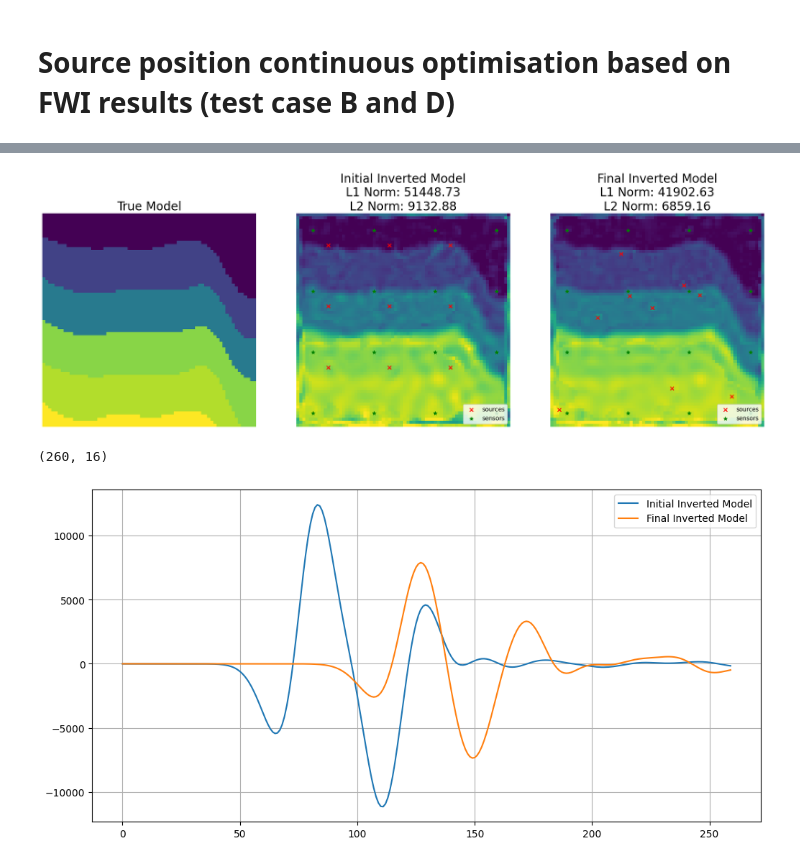
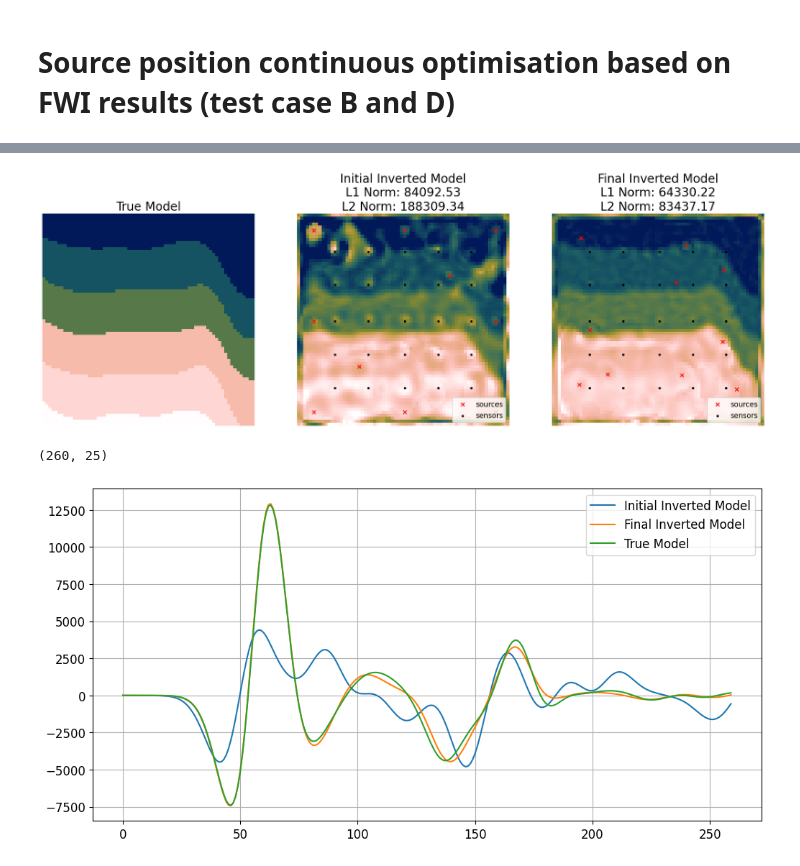
Before and after one commit to armercier/Hybrid-OED, a Jupyter notebook: src/scripts/test_case_BD.ipynb, the cells around one changed output, grey strips where cells are left out. Drawn from its saved outputs; the diff is of its cells as text; code cells hidden in the pictures.

Commit message:
data_loss for the outer loop with refence src/rec positions

```diff
--- a/src/scripts/test_case_BD.ipynb
+++ b/src/scripts/test_case_BD.ipynb
@@ -5,7 +5,7 @@ import os
 
 ###############################################################################
 # Decide on CPU or GPU here
-use_gpu = False  # Set to False if you want CPU only
+use_gpu = True  # Set to False if you want CPU only
 ###############################################################################
 
 if use_gpu:
@@ -60,11 +68,11 @@ from scipy.ndimage import gaussian_filter
 
 # Apply a Gaussian blur
 # Adjust sigma as needed; larger sigma = more blur
-blurred_model = gaussian_filter(true_model, sigma=20)
+blurred_model = gaussian_filter(true_model, sigma=30)
 
 # Visualize the blurred model
 plt.figure()
-plt.imshow(blurred_model, cmap='viridis')
+plt.imshow(blurred_model, cmap=cm.batlowW)
 plt.colorbar()
 plt.title('Blurred Model')
 plt.show()
@@ -145,6 +195,10 @@ pml_width = 2
 receiver_is_modif = jnp.stack([sensors_positions[0], sensors_positions[1]], axis=-1)
 source_modif = jnp.stack([source_positions[0], source_positions[1]], axis=-1)
 num_sources = source_modif.shape[0]
+
+
+ref_source_positions_modif = jnp.stack([ref_source_positions[0], ref_source_positions[1]], axis=-1)
+
 # make the y coordinate 70 - y coordinate (seond value of the tuple)
 # receiver_is_modif = jnp.stack([receiver_is_modif[:,0], 70 - receiver_is_modif[:,1]], axis=-1)
 # source_modif = jnp.stack([source_modif[:,0], 70 - source_modif[:,1]], axis=-1)
@@ -157,6 +211,7 @@ num_sources = source_modif.shape[0]
 # simulate_for_source = lambda source_i: acoustic2D_pml_4th_minmem(true_model, density, source_i, f0, dx, dy, dt_ben, n_steps, receiver_is_modif, pml_width=10)
 # p_data_true, wavefields = vmap(simulate_for_source)(source_modif)
 p_test, wavefields_test = acoustic2D_pml_minmem(true_model, density, source_modif[0], f0, dx, dy, dt_ben, n_steps_forward, receiver_is_modif, pml_width=pml_width)
+p_test_ref, wavefields_test_ref = acoustic2D_pml_minmem(true_model, density, ref_source_positions_modif[0], f0, dx, dy, dt_ben, n_steps_forward, receiver_is_modif, pml_width=pml_width)
 # %%
 # plot the gather for the first source
 # minimum = np.amin(p_data_true[12])
@@ -364,7 +445,7 @@ def outer_step(fargs, state):
     return fargs, state, loss
 # %%
 fargs = source_modif
-outer_optimiser = optax.adam(learning_rate=2.5)
+outer_optimiser = optax.adam(learning_rate=2.0)
 opt_state = outer_optimiser.init(eqx.filter(fargs, eqx.is_array))
-n_steps_outer = 20
+n_steps_outer = 40
 # %%
@@ -498,52 +543,60 @@ Final Loss: 32201.613
 final_model = fwi(fargs)
 initial_model = fwi(source_modif)
 # %%
+
 vmin, vmax = true_model.min(), true_model.max()
 
 l1_norm_initial = jnp.linalg.norm((initial_model - true_model), ord=1)
 l1_norm_final = jnp.linalg.norm((final_model - true_model), ord=1)
 
-l2_norm_initial = jnp.linalg.norm((initial_model - true_model), ord=2)
-l2_norm_final = jnp.linalg.norm((final_model - true_model), ord=2)
+# l2_norm_initial = jnp.linalg.norm((initial_model - true_model), ord=2)
+# l2_norm_final = jnp.linalg.norm((final_model - true_model), ord=2)
+
+l2_norm_initial = (jnp.mean((initial_model - true_model) ** 2))
+l2_norm_final = (jnp.mean((final_model - true_model) ** 2))
 
 fig, axes = plt.subplots(1, 3, figsize=(18, 6))
 
 # Plot the true model
-im = axes[0].imshow(true_model, cmap='viridis', vmin=vmin, vmax=vmax)
+im = axes[0].imshow(true_model, cmap=cm.batlowW, vmin=vmin, vmax=vmax)
 axes[0].set_title('True Model', fontsize=20)
 axes[0].axis('off')
 # fig.colorbar(im, ax=axes[0], orientation='vertical')
 
 # Plot the initial inverted model
-im = axes[1].imshow(initial_model, cmap='viridis', vmin=vmin, vmax=vmax)
+im = axes[1].imshow(initial_model, cmap=cm.batlowW, vmin=vmin, vmax=vmax)
 axes[1].scatter(source_positions[1], source_positions[0], c="r", marker="x", label="sources")
-axes[1].scatter(sensors_positions[1], sensors_positions[0], c="g", marker="*", label="sensors")
+axes[1].scatter(sensors_positions[1], sensors_positions[0], c="k", marker=".", label="sensors")
 axes[1].set_title(f'Initial Inverted Model\nL1 Norm: {l1_norm_initial:.2f}\nL2 Norm: {l2_norm_initial:.2f}', fontsize=20)
 axes[1].axis('off')
 axes[1].legend(loc="lower right")
 # fig.colorbar(im, ax=axes[1], orientation='vertical')
 
 # Plot the final inverted model
-im = axes[2].imshow(final_model, cmap='viridis', vmin=vmin, vmax=vmax)
+im = axes[2].imshow(final_model, cmap=cm.batlowW, vmin=vmin, vmax=vmax)
 axes[2].scatter(fargs[:,1], fargs[:,0], c="r", marker="x", label="sources")
-axes[2].scatter(sensors_positions[1], sensors_positions[0], c="g", marker="*", label="sensors")
+axes[2].scatter(sensors_positions[1], sensors_positions[0], c="k", marker=".", label="sensors")
 axes[2].set_title(f'Final Inverted Model\nL1 Norm: {l1_norm_final:.2f}\nL2 Norm: {l2_norm_final:.2f}', fontsize=20)
 axes[2].axis('off')
 axes[2].legend(loc="lower right")
 # fig.colorbar(im, ax=axes[2], orientation='vertical')
 
 plt.tight_layout()
-plt.show()
+# plt.show()
 # %% [output]
-[figure, old version]
+[figure, new version]
 # %%
 # Look at the initial, final  layout traces and true model traces
 source_idx = 0
 trace_index = 0
 
-p_ini, wavefields_ini = acoustic2D_pml_minmem(true_model, density, source_modif[source_idx], f0, dx, dy, dt_ben, n_steps_forward, receiver_is_modif, pml_width=pml_width)
+p_true, wavefields_ini = acoustic2D_pml_minmem(true_model, density, ref_source_positions_modif[source_idx], f0, dx, dy, dt_ben, n_steps_forward, receiver_is_modif, pml_width=pml_width)
 
-p_final, wavefields_final = acoustic2D_pml_minmem(final_model, density, fargs[source_idx], f0, dx, dy, dt_ben, n_steps_forward, receiver_is_modif, pml_width=pml_width)
+p_ini, wavefields_ini = acoustic2D_pml_minmem(initial_model, density, ref_source_positions_modif[source_idx], f0, dx, dy, dt_ben, n_steps_forward, receiver_is_modif, pml_width=pml_width)
+
+p_final, wavefields_final = acoustic2D_pml_minmem(final_model, density, ref_source_positions_modif[source_idx], f0, dx, dy, dt_ben, n_steps_forward, receiver_is_modif, pml_width=pml_width)
+
+
 
 print(p_ini.shape)
 
@@ -551,12 +604,13 @@ print(p_ini.shape)
 plt.figure(figsize=(12, 6))
 plt.plot(p_ini[ :, trace_index], label='Initial Inverted Model')
 plt.plot(p_final[ :, trace_index], label='Final Inverted Model')
+plt.plot(p_true[ :, trace_index], label='True Model')
 plt.grid()
 plt.legend()
 plt.show()
 # %% [output]
-(260, 16)
+(260, 25)
-[figure, old version]
+[figure, new version]
 # %%
 print(fargs)
 # %% [output]
```
Also changed, not shown: parts of 15 cells of this notebook, 2 other files.
